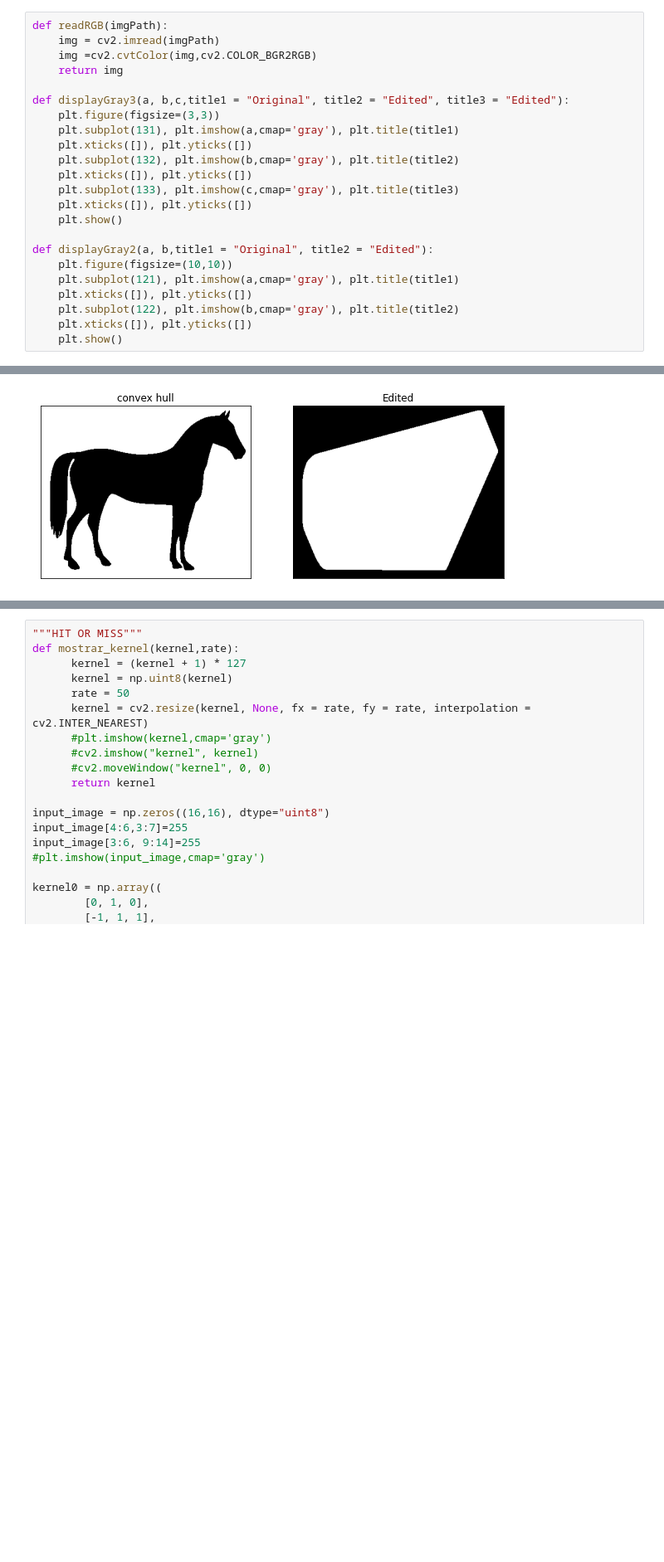
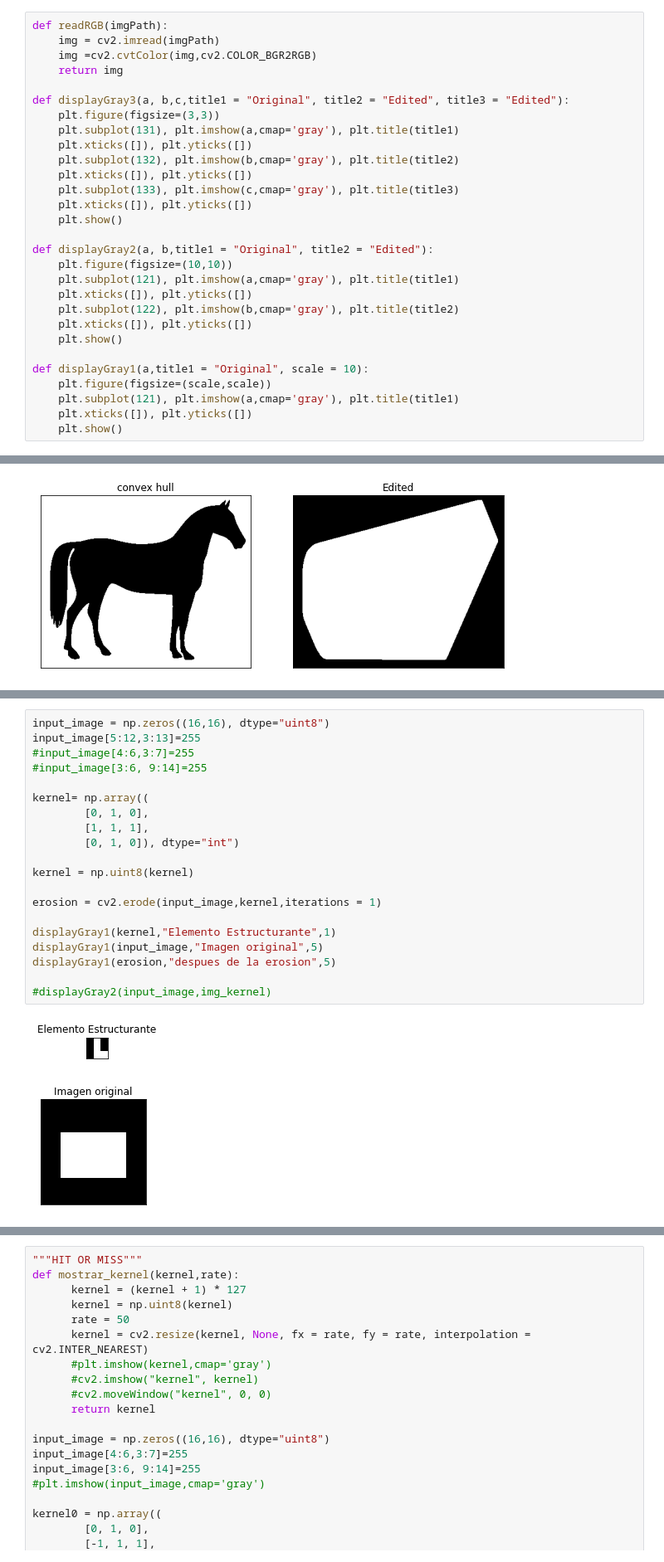
Before and after one commit to waltermayor/DigitalImageProcessing_colab, a Jupyter notebook: clase8_morfologia.ipynb, the cells around one changed output, grey strips where cells are left out. Shown at 83% size. Saved outputs shown, nothing was run; the diff lists cells and outputs as text; blank space fills up the shorter version.

```diff
--- a/clase8_morfologia.ipynb
+++ b/clase8_morfologia.ipynb
@@ -51,6 +51,12 @@ def displayGray2(a, b,title1 = "Original", title2 = "Edited"):
     plt.subplot(122), plt.imshow(b,cmap='gray'), plt.title(title2)
     plt.xticks([]), plt.yticks([])
     plt.show()
+
+def displayGray1(a,title1 = "Original", scale = 10):
+    plt.figure(figsize=(scale,scale))
+    plt.subplot(121), plt.imshow(a,cmap='gray'), plt.title(title1)
+    plt.xticks([]), plt.yticks([])
+    plt.show()
 # %%
 orig_phantom = img_as_ubyte(data.shepp_logan_phantom())
 fig, ax = plt.subplots()
@@ -130,0 +139,23 @@ displayGray2(horse, hull1, 'convex hull')
+# %%
+input_image = np.zeros((16,16), dtype="uint8")
+input_image[5:12,3:13]=255
+#input_image[4:6,3:7]=255
+#input_image[3:6, 9:14]=255
+
+kernel= np.array((
+        [0, 1, 0],
+        [1, 1, 1],
+        [0, 1, 0]), dtype="int")
+
+kernel = np.uint8(kernel)
+
+erosion = cv2.erode(input_image,kernel,iterations = 1)
+
+displayGray1(kernel,"Elemento Estructurante",1)
+displayGray1(input_image,"Imagen original",5)
+displayGray1(erosion,"despues de la erosion",5)
+
+#displayGray2(input_image,img_kernel)
+# %% [output]
+[figure, added]
+[figure, added]
```
Also changed, not shown: parts of 12 cells of this notebook.
